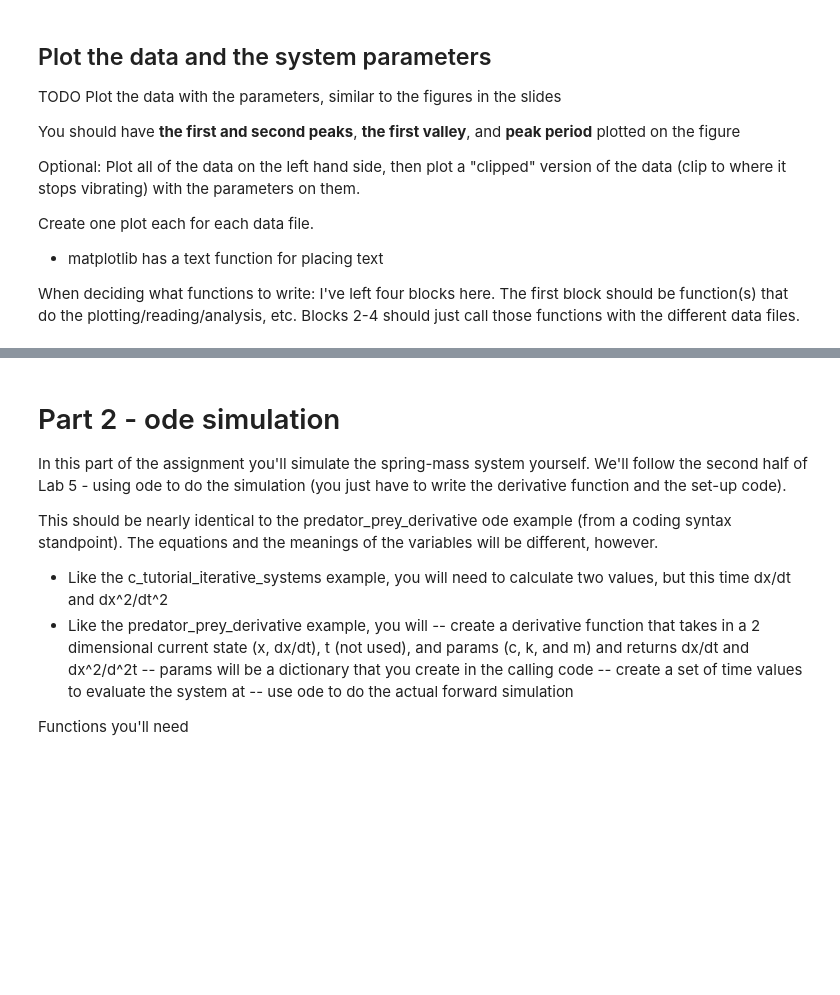
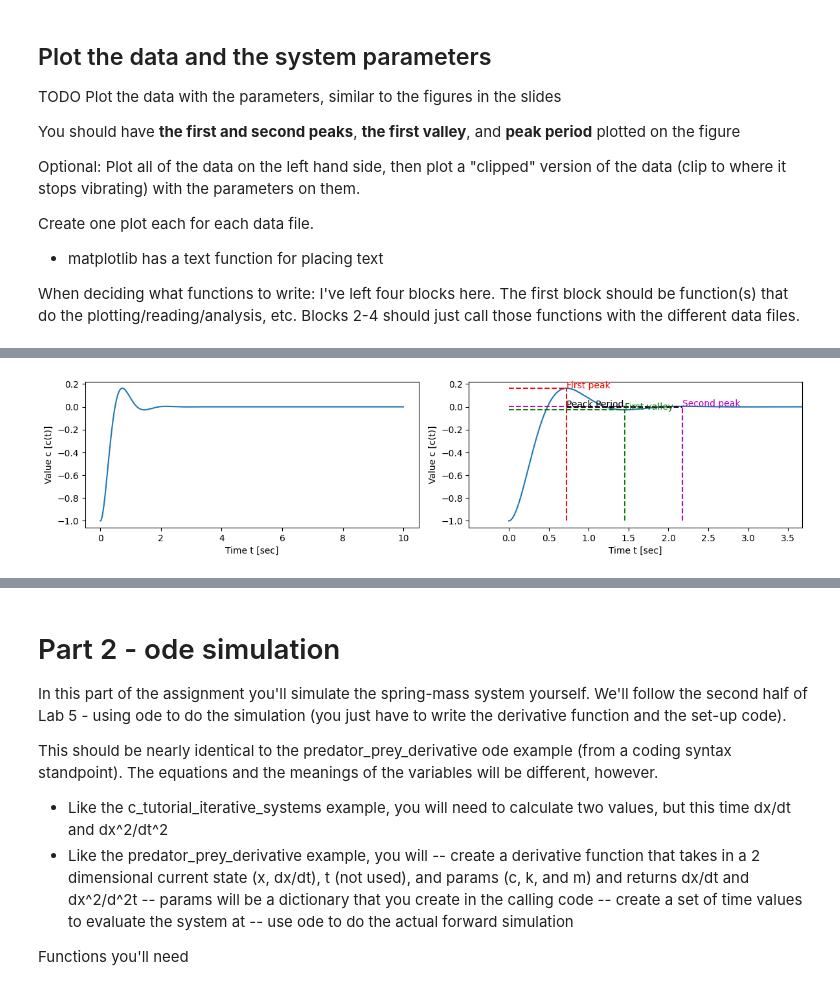
Before and after one commit to Ahmedmoui/IntroPythonProgramming, a Jupyter notebook: Week_4_fitting/HW_2_system_analysis.ipynb, the cells around one changed output, grey strips where cells are left out. Saved outputs shown, nothing was run; the diff lists cells and outputs as text; code cells hidden in the pictures; blank space fills up the shorter version.

```diff
--- a/Week_4_fitting/HW_2_system_analysis.ipynb
+++ b/Week_4_fitting/HW_2_system_analysis.ipynb
@@ -292,12 +317,16 @@ fig.tight_layout()
 # %%
 nrows = 1
 ncols = 2
 fig, axs = plt.subplots(nrows, ncols, figsize=(12, 3))
 
 # Read, analyze, and then plot data 2
+plot_system(axs[0], load_data_from_file("Data/data2.csv"),m=1.0, analyze_data_bool=False)
+plot_system(axs[1], load_data_from_file("Data/data2.csv"),m=1.0, analyze_data_bool=True)
 
 # Make it fit better
 fig.tight_layout()
+# %% [output]
+[figure, added]
 # %%
 nrows = 1
 ncols = 2
```
Also changed, not shown: parts of 24 cells of this notebook, 13 other files.
